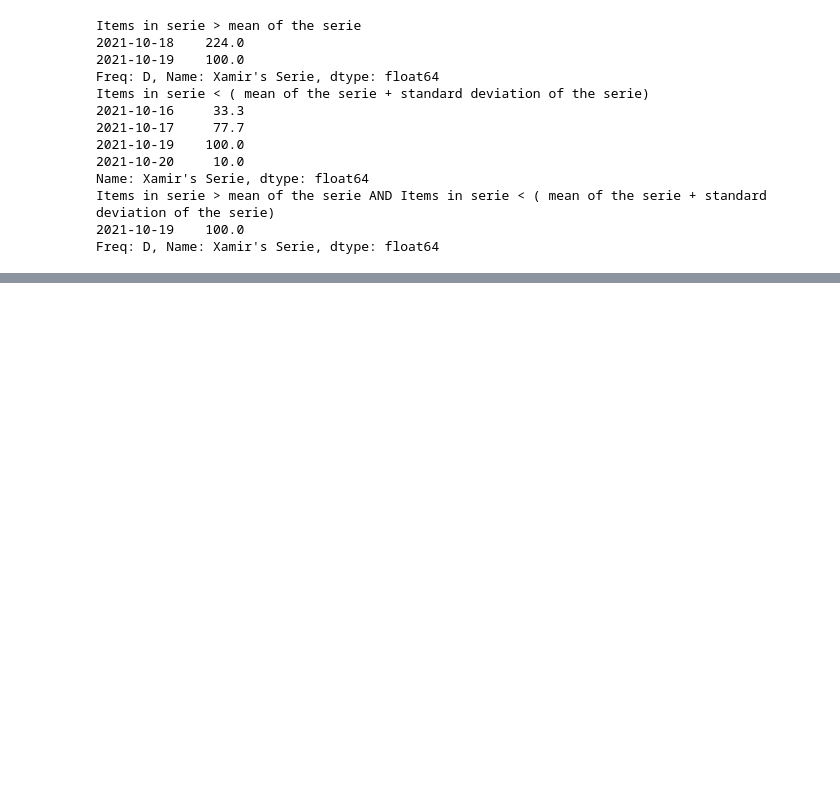
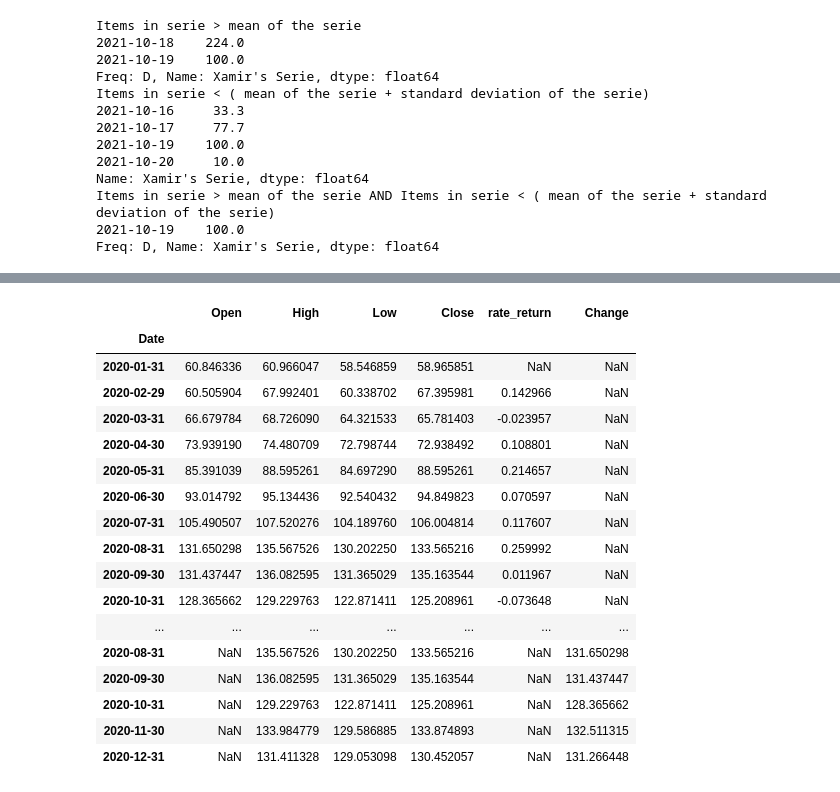
Before and after one commit to xerojasga/MetNumUN2021II, a Jupyter notebook: Lab1/xerojasga_QuanconnectTutortials.ipynb, the cells around one changed output, grey strips where cells are left out. Drawn from its saved outputs; the diff is of its cells as text; code cells hidden in the pictures; blank space fills up the shorter version.

```diff
--- a/Lab1/xerojasga_QuanconnectTutortials.ipynb
+++ b/Lab1/xerojasga_QuanconnectTutortials.ipynb
@@ -1491,0 +2532,6 @@ Freq: D, Name: Xamir's Serie, dtype: float64
+# %%
+# Xamir
+nvda_bar = nvda_month['Open']
+print(nvda_bar)
+nvda_bar = nvda_month[['Open', 'High', 'Low', 'Close']]
+nvda_bar
@@ -1491,0 +2656,4 @@ Freq: D, Name: Xamir's Serie, dtype: float64
+# %%
+# Xamir
+nvda_bar['rate_return'] = nvda_bar.Close.pct_change()
+nvda_bar
@@ -1491,0 +2940,7 @@ Freq: D, Name: Xamir's Serie, dtype: float64
+# %%
+# Xamir
+nvda_df_volume = nvda_table.loc['2020-3':'2020-09',['Volume', 'Stock Splits']].resample('M').agg(lambda x: x[-1])
+print(nvda_df_volume)
+print('\n---------------------- separate line--------------------\n')
+nvda_df_2020 = nvda_table.loc['2020-6':'2020-12',['Open', 'High', 'Low', 'Close']].resample('M').agg(lambda x: x[-1])
+nvda_df_2020
@@ -1491,0 +3063,4 @@ Freq: D, Name: Xamir's Serie, dtype: float64
+# %%
+# Xamir
+append = nvda_bar.append(nvda_df_2020)
+append
@@ -1491,0 +3156,24 @@ Freq: D, Name: Xamir's Serie, dtype: float64
+# %%
+# Xamir
+nvda_df_2020.columns = ['Change', 'High','Low','Close']
+concat = pd.concat([nvda_bar, nvda_df_2020], axis = 0)
+concat
+# %% [output]
+|  | Open | High | Low | Close | rate_return | Change |
+| Date |  |  |  |  |  |  |
+| 2020-01-31 | 60.846336 | 60.966047 | 58.546859 | 58.965851 | NaN | NaN |
+| 2020-02-29 | 60.505904 | 67.992401 | 60.338702 | 67.395981 | 0.142966 | NaN |
+| 2020-03-31 | 66.679784 | 68.726090 | 64.321533 | 65.781403 | -0.023957 | NaN |
+| 2020-04-30 | 73.939190 | 74.480709 | 72.798744 | 72.938492 | 0.108801 | NaN |
+| 2020-05-31 | 85.391039 | 88.595261 | 84.697290 | 88.595261 | 0.214657 | NaN |
+| 2020-06-30 | 93.014792 | 95.134436 | 92.540432 | 94.849823 | 0.070597 | NaN |
+| 2020-07-31 | 105.490507 | 107.520276 | 104.189760 | 106.004814 | 0.117607 | NaN |
+| 2020-08-31 | 131.650298 | 135.567526 | 130.202250 | 133.565216 | 0.259992 | NaN |
+| 2020-09-30 | 131.437447 | 136.082595 | 131.365029 | 135.163544 | 0.011967 | NaN |
+| 2020-10-31 | 128.365662 | 129.229763 | 122.871411 | 125.208961 | -0.073648 | NaN |
+| ... | ... | ... | ... | ... | ... | ... |
+| 2020-08-31 | NaN | 135.567526 | 130.202250 | 133.565216 | NaN | 131.650298 |
+| 2020-09-30 | NaN | 136.082595 | 131.365029 | 135.163544 | NaN | 131.437447 |
+| 2020-10-31 | NaN | 129.229763 | 122.871411 | 125.208961 | NaN | 128.365662 |
+| 2020-11-30 | NaN | 133.984779 | 129.586885 | 133.874893 | NaN | 132.511315 |
+| 2020-12-31 | NaN | 131.411328 | 129.053098 | 130.452057 | NaN | 131.266448 |
```
Also changed, not shown: parts of 112 cells of this notebook.
